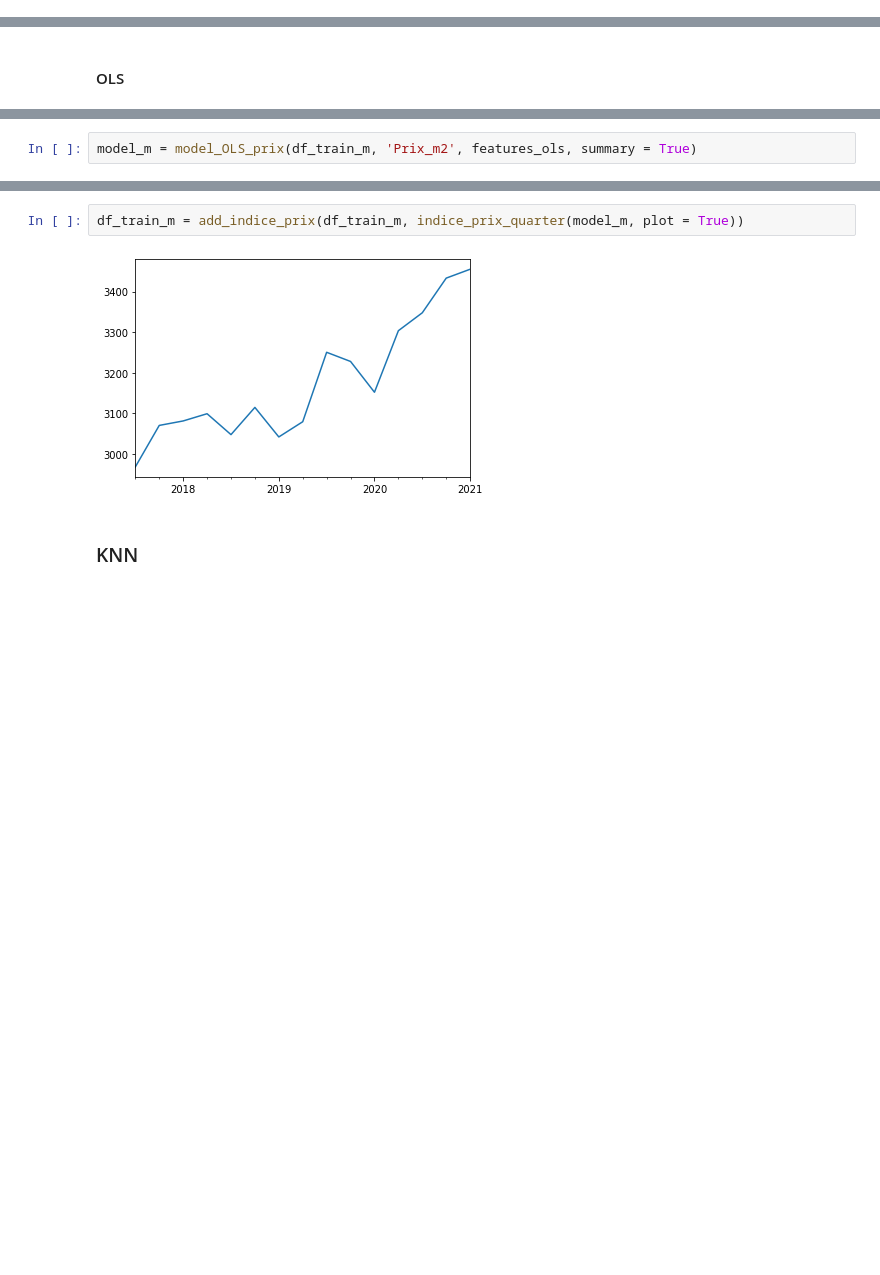
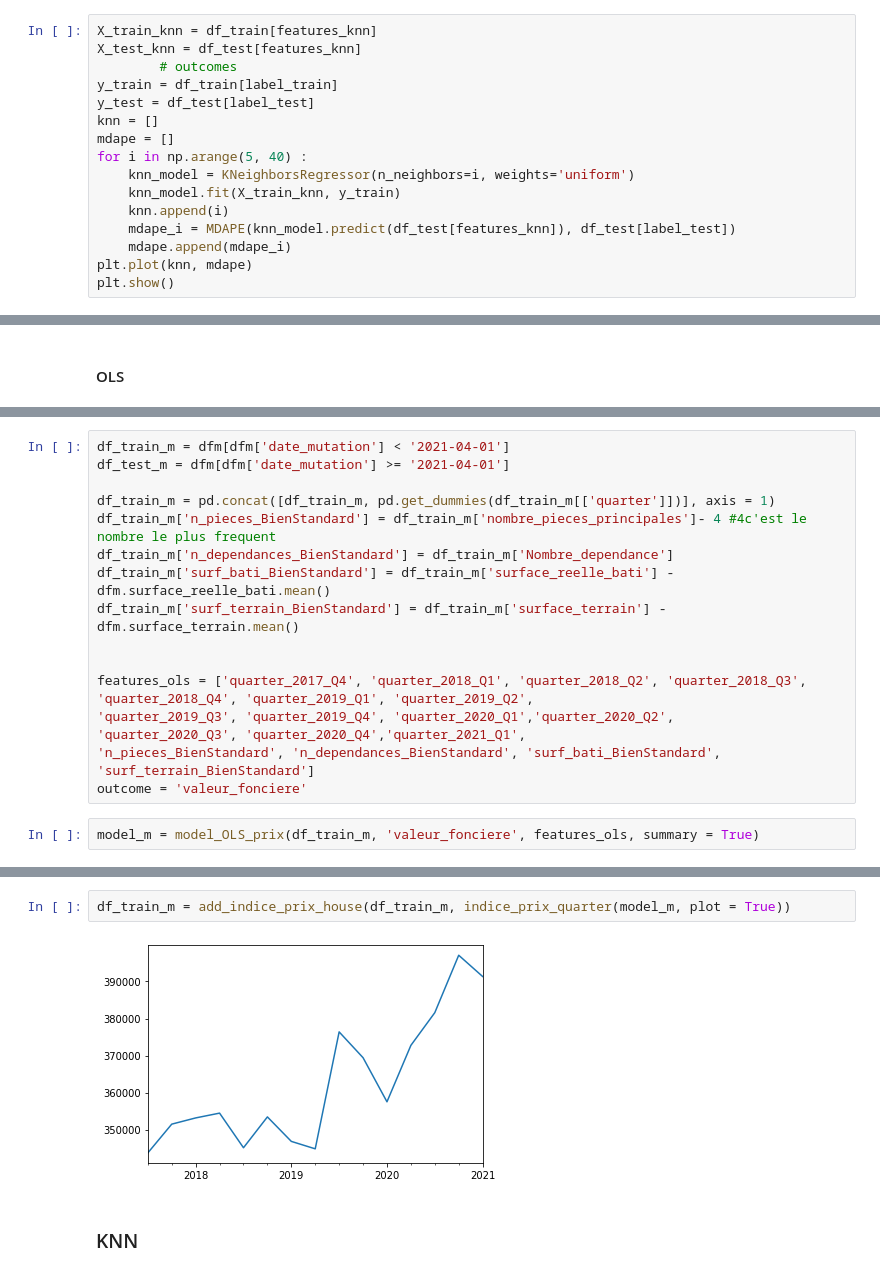
Before and after one commit to Clotilde-23/BDC, a Jupyter notebook: Notebooks/Model OLS KNN - RF ou GB - Toulouse.ipynb, the cells around one changed output, grey strips where cells are left out. Cells and saved outputs as stored; diff of their text form; blank space fills up the shorter version.

```diff
--- a/Notebooks/Model OLS KNN - RF ou GB - Toulouse.ipynb
+++ b/Notebooks/Model OLS KNN - RF ou GB - Toulouse.ipynb
@@ -104,3 +107,19 @@ features_knn = ['latitude', 'longitude']
     # Output
 label_train = 'Prix_m2_actualise_Q1_2021'
 label_test = 'Prix_m2'
+# %%
+X_train_knn = df_train[features_knn]
+X_test_knn = df_test[features_knn]
+        # outcomes
+y_train = df_train[label_train]
+y_test = df_test[label_test]
+knn = []
+mdape = []
+for i in np.arange(5, 40) :
+    knn_model = KNeighborsRegressor(n_neighbors=i, weights='uniform')
+    knn_model.fit(X_train_knn, y_train)
+    knn.append(i)
+    mdape_i = MDAPE(knn_model.predict(df_test[features_knn]), df_test[label_test])
+    mdape.append(mdape_i)
+plt.plot(knn, mdape)
+plt.show()
@@ -203,5 +270,22 @@ outcome = 'Prix_m2'
+# %%
+df_train_m = dfm[dfm['date_mutation'] < '2021-04-01']
+df_test_m = dfm[dfm['date_mutation'] >= '2021-04-01']
+
+df_train_m = pd.concat([df_train_m, pd.get_dummies(df_train_m[['quarter']])], axis = 1)
+df_train_m['n_pieces_BienStandard'] = df_train_m['nombre_pieces_principales']- 4 #4c'est le nombre le plus frequent
+df_train_m['n_dependances_BienStandard'] = df_train_m['Nombre_dependance']
+df_train_m['surf_bati_BienStandard'] = df_train_m['surface_reelle_bati'] - dfm.surface_reelle_bati.mean()
+df_train_m['surf_terrain_BienStandard'] = df_train_m['surface_terrain'] - dfm.surface_terrain.mean()
+
+
+features_ols = ['quarter_2017_Q4', 'quarter_2018_Q1', 'quarter_2018_Q2', 'quarter_2018_Q3',
+'quarter_2018_Q4', 'quarter_2019_Q1', 'quarter_2019_Q2',
+'quarter_2019_Q3', 'quarter_2019_Q4', 'quarter_2020_Q1','quarter_2020_Q2',
+'quarter_2020_Q3', 'quarter_2020_Q4','quarter_2021_Q1',
+'n_pieces_BienStandard', 'n_dependances_BienStandard', 'surf_bati_BienStandard', 'surf_terrain_BienStandard']
+outcome = 'valeur_fonciere'
 # %%
-model_m = model_OLS_prix(df_train_m, 'Prix_m2', features_ols, summary = True)
+model_m = model_OLS_prix(df_train_m, 'valeur_fonciere', features_ols, summary = True)
 # %% [output]
                             OLS Regression Results
 ==============================================================================
@@ -223,7 +307,7 @@ Notes:
 # %%
-df_train_m = add_indice_prix(df_train_m, indice_prix_quarter(model_m, plot = True))
+df_train_m = add_indice_prix_house(df_train_m, indice_prix_quarter(model_m, plot = True))
 # %% [output]
-[figure, old version]
+[figure, new version]
 # %% [markdown]
 ### KNN
 # %%
```
Also changed, not shown: parts of 48 cells of this notebook, 1 other file.
